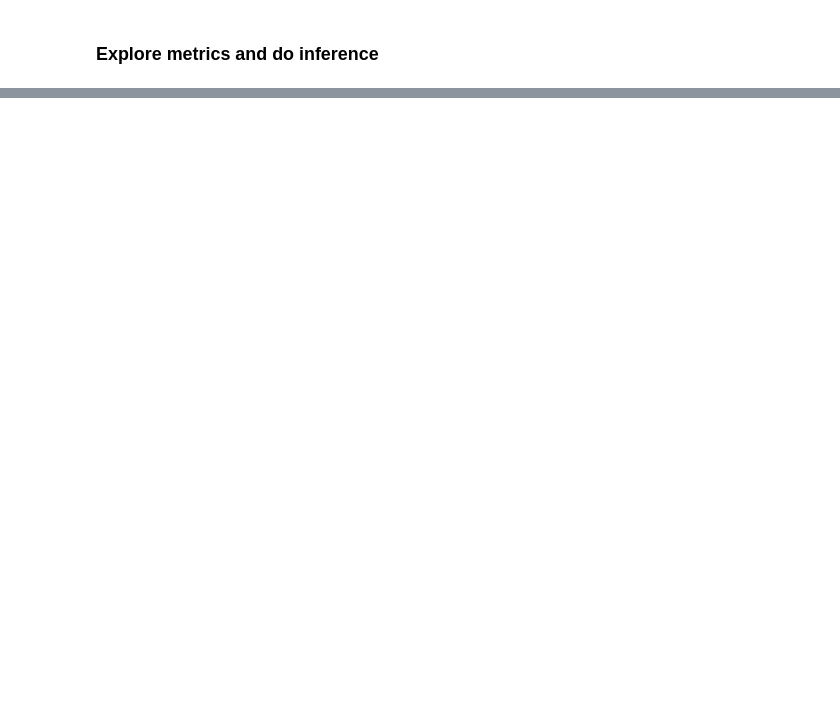
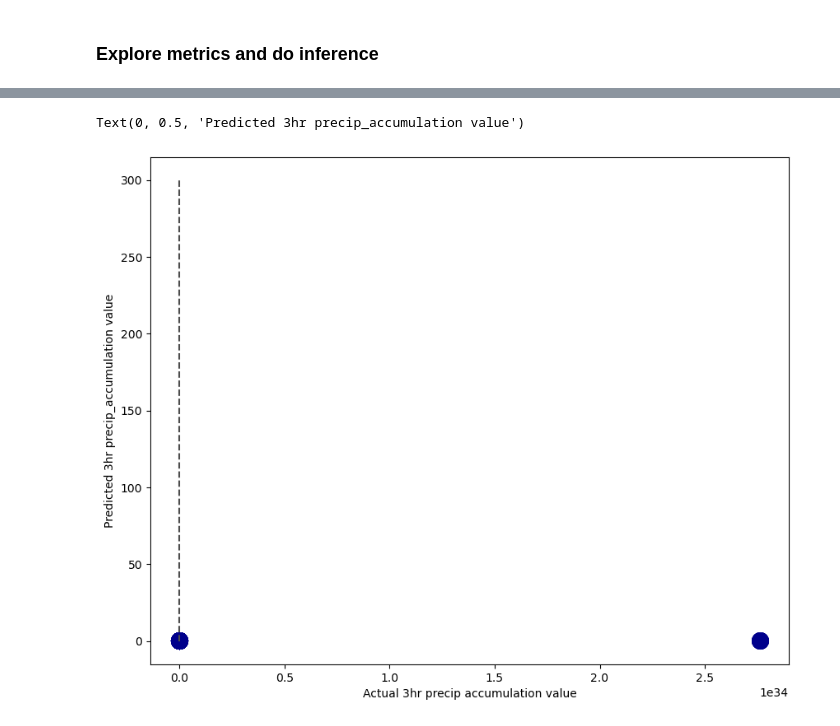
Before and after one commit to informatics-lab/precip_rediagnosis, a Jupyter notebook: model_pipeline/prd_mlops_azml_cluster_hyperdrive_demo.ipynb, the cells around one changed output, grey strips where cells are left out. Cells and saved outputs as stored; diff of their text form; code cells hidden in the pictures; blank space fills up the shorter version.

```diff
--- a/model_pipeline/prd_mlops_azml_cluster_hyperdrive_demo.ipynb
+++ b/model_pipeline/prd_mlops_azml_cluster_hyperdrive_demo.ipynb
@@ -226,0 +224,3 @@ prd_best_run
+# %%
+prd_best_run = prd_run.get_best_run_by_primary_metric()
+prd_best_run
@@ -269,4 +297,4 @@ data_splits, data_dims = prd_pipeline.preprocess_data(
 # %% [markdown]
 ### Explore metrics and do inference
 # %%
-trained_model.predict(data_splits['X_val'])
+y_pred = trained_model.predict(data_splits['X_val'])
@@ -273,2 +311,12 @@ trained_model.predict(data_splits['X_val'])
+# %%
+fig1 = plt.figure(figsize=(10, 8))
+ax1 = fig1.add_subplot(1,1,1)
+ax1.scatter(data_splits['y_val'], y_pred, s=200, c='darkblue')
+ax1.plot([0, 300], [0, 300], ls="--", c=".3")
+ax1.set_xlabel('Actual 3hr precip accumulation value')
+ax1.set_ylabel('Predicted 3hr precip_accumulation value')
+# %% [output]
+Text(0, 0.5, 'Predicted 3hr precip_accumulation value')
+[figure, added]
 # %%
 prd_run.get_children_sorted_by_primary_metric()
```
Also changed, not shown: parts of 20 cells of this notebook, 3 other files.
